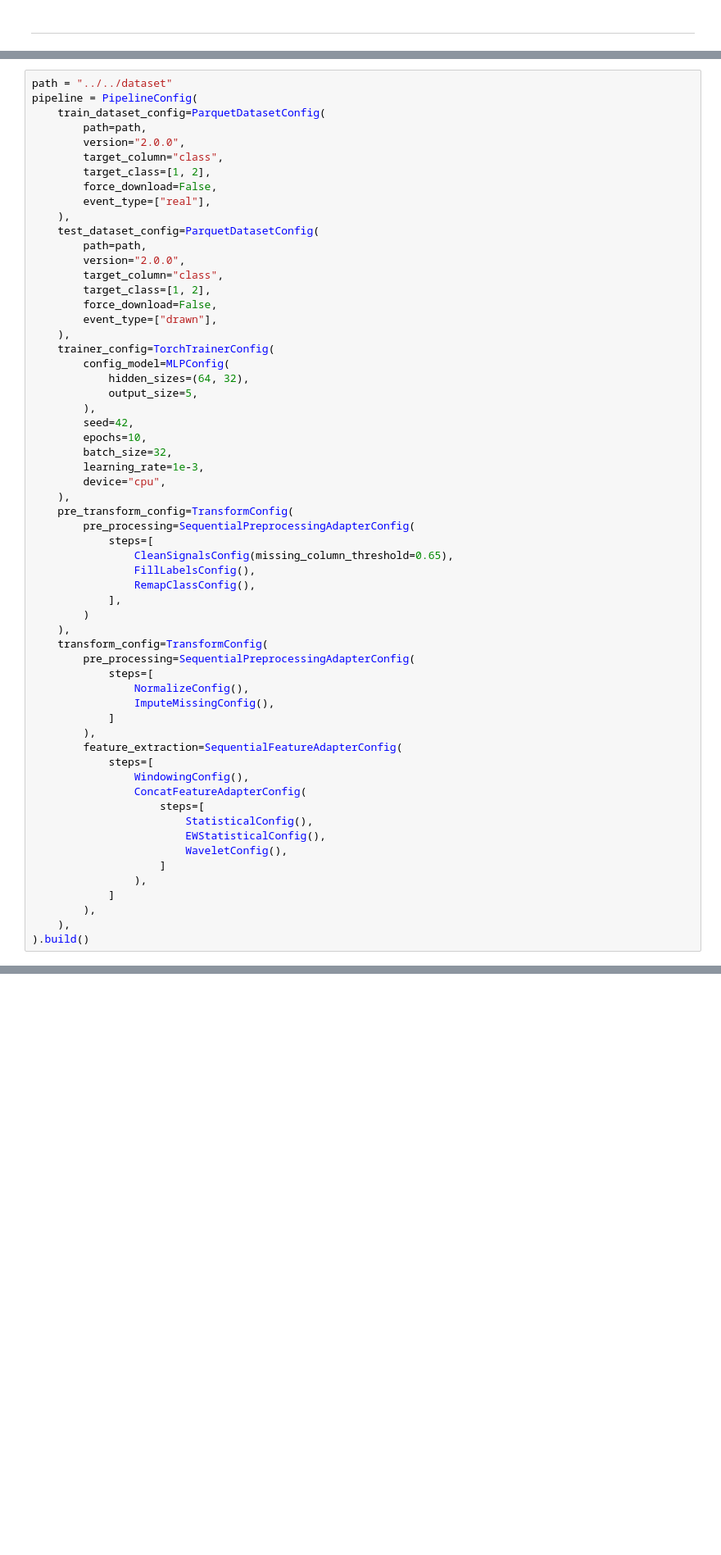
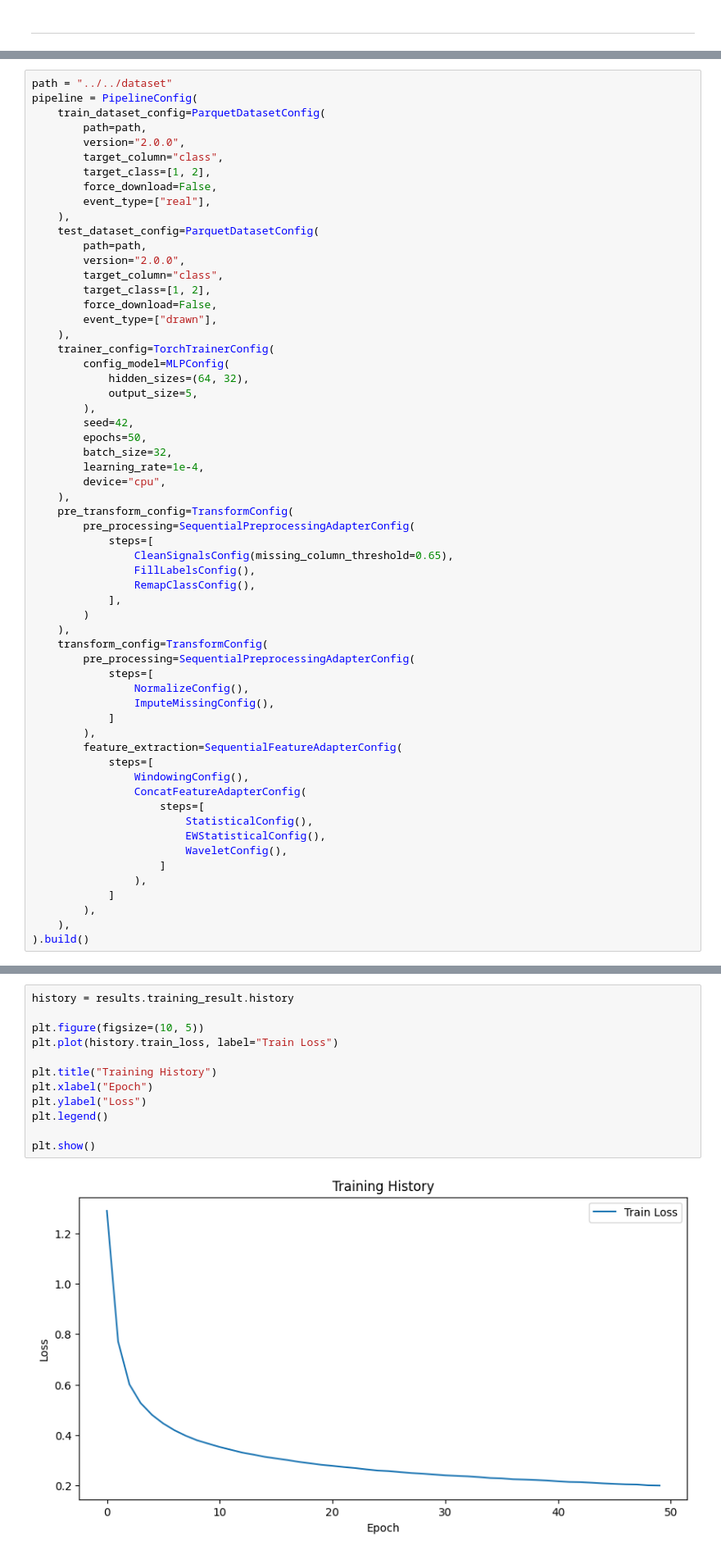
Before and after one commit to petrobras/3W, a Jupyter notebook: toolkit/demos/overview.ipynb, the cells around one changed output, grey strips where cells are left out. Shown at 82% size. Drawn from its saved outputs; the diff is of its cells as text; blank space fills up the shorter version.

```diff
--- a/toolkit/demos/overview.ipynb
+++ b/toolkit/demos/overview.ipynb
@@ -1258,9 +1687,9 @@ pipeline = PipelineConfig(
             output_size=5,
         ),
         seed=42,
-        epochs=10,
+        epochs=50,
         batch_size=32,
-        learning_rate=1e-3,
+        learning_rate=1e-4,
         device="cpu",
     ),
     pre_transform_config=TransformConfig(
@@ -1623,0 +1770,14 @@ pipeline.run()
+# %%
+history = results.training_result.history
+
+plt.figure(figsize=(10, 5))
+plt.plot(history.train_loss, label="Train Loss")
+
+plt.title("Training History")
+plt.xlabel("Epoch")
+plt.ylabel("Loss")
+plt.legend()
+
+plt.show()
+# %% [output]
+[figure, added]
```
Also changed, not shown: parts of 363 cells of this notebook.
